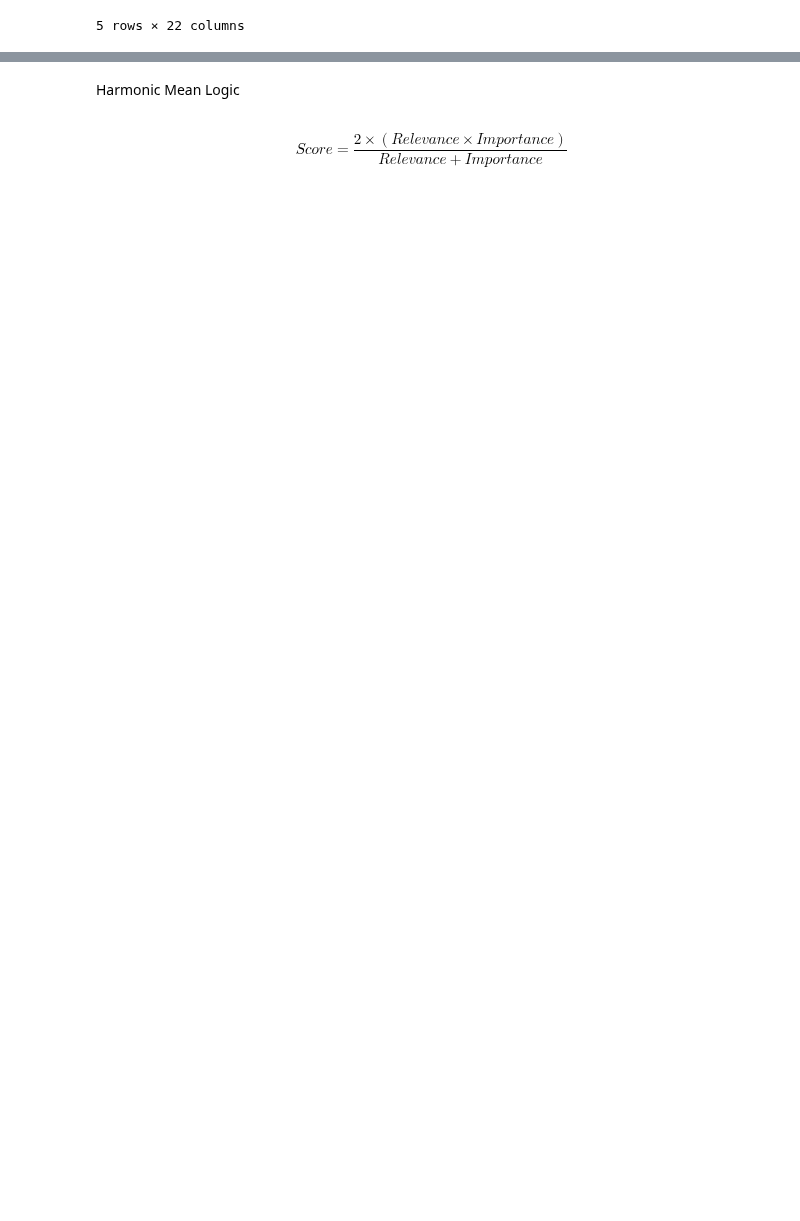
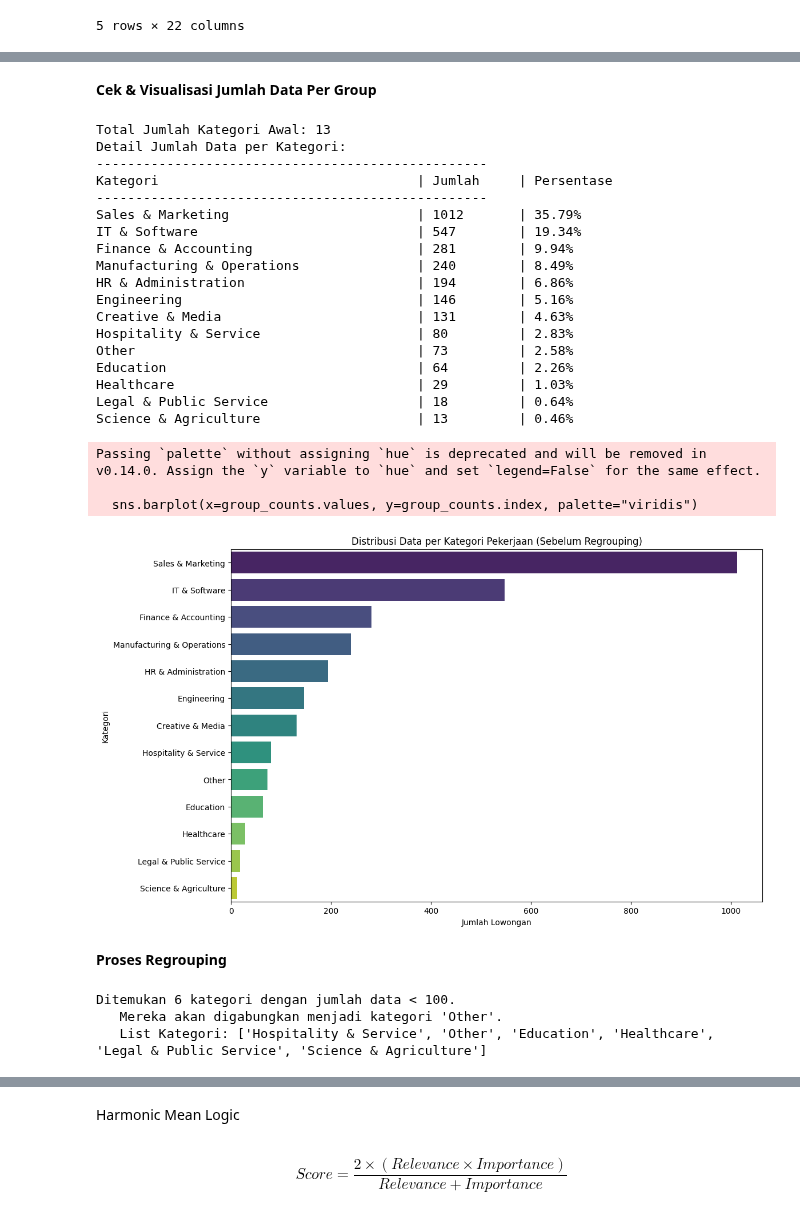
Before and after one commit to muhanangmahrub/Career-Path-Navigator, a Jupyter notebook: notebooks/abrar/notebook.ipynb, the cells around one changed output, grey strips where cells are left out. Saved outputs shown, nothing was run; the diff lists cells and outputs as text; code cells hidden in the pictures; blank space fills up the shorter version.

```diff
--- a/notebooks/abrar/notebook.ipynb
+++ b/notebooks/abrar/notebook.ipynb
@@ -138,0 +362,73 @@ Jadi, Global Importance (rf.feature_importances_) yang dihasilkan tetap VALID me
+# %% [markdown]
+**Cek & Visualisasi Jumlah Data Per Group**
+# %%
+#Hitung Jumlah Data per Kategori
+group_counts = df_clean['job_function_group'].value_counts()
+
+#Tampilkan Angka Detail
+print(f"Total Jumlah Kategori Awal: {len(group_counts)}")
+print("Detail Jumlah Data per Kategori:")
+print("-" * 50)
+print(f"{'Kategori':<40} | {'Jumlah':<10} | {'Persentase':<10}")
+print("-" * 50)
+
+total_data = len(df_clean)
+for category, count in group_counts.items():
+    percent = (count / total_data) * 100
+    print(f"{category:<40} | {count:<10} | {percent:.2f}%")
+
+#Visualisasi Bar Chart (Agar ketimpangan terlihat jelas)
+plt.figure(figsize=(12, 8))
+sns.barplot(x=group_counts.values, y=group_counts.index, palette="viridis")
+plt.title('Distribusi Data per Kategori Pekerjaan (Sebelum Regrouping)')
+plt.xlabel('Jumlah Lowongan')
+plt.ylabel('Kategori')
+plt.show()
+# %% [output]
+Total Jumlah Kategori Awal: 13
+Detail Jumlah Data per Kategori:
+--------------------------------------------------
+Kategori                                 | Jumlah     | Persentase
+--------------------------------------------------
+Sales & Marketing                        | 1012       | 35.79%
+IT & Software                            | 547        | 19.34%
+Finance & Accounting                     | 281        | 9.94%
+Manufacturing & Operations               | 240        | 8.49%
+HR & Administration                      | 194        | 6.86%
+Engineering                              | 146        | 5.16%
+Creative & Media                         | 131        | 4.63%
+Hospitality & Service                    | 80         | 2.83%
+Other                                    | 73         | 2.58%
+Education                                | 64         | 2.26%
+Healthcare                               | 29         | 1.03%
+Legal & Public Service                   | 18         | 0.64%
+Science & Agriculture                    | 13         | 0.46%
+Passing `palette` without assigning `hue` is deprecated and will be removed in v0.14.0. Assign the `y` variable to `hue` and set `legend=False` for the same effect.
+
+  sns.barplot(x=group_counts.values, y=group_counts.index, palette="viridis")
+[figure, added]
+# %% [markdown]
+**Proses Regrouping**
+# %%
+# 1. Tentukan Threshold (Batas Minimal Data)
+THRESHOLD = 100
+
+# Identifikasi Kategori Kecil
+small_cats = group_counts[group_counts < THRESHOLD].index.tolist()
+
+if len(small_cats) > 0:
+    print(f"Ditemukan {len(small_cats)} kategori dengan jumlah data < {THRESHOLD}.")
+    print(f"   Mereka akan digabungkan menjadi kategori 'Other'.")
+    print(f"   List Kategori: {small_cats}")
+
+    # 3. Lakukan Penggantian (Regrouping)
+    # Jika kategori ada di list small_cats, ubah jadi 'Other', jika tidak biarkan.
+    df_clean['job_function_group'] = df_clean['job_function_group'].apply(
+        lambda x: 'Other' if x in small_cats else x
+    )
+else:
+    print("\n✅ Tidak ada kategori di bawah threshold. Data tetap.")
+# %% [output]
+Ditemukan 6 kategori dengan jumlah data < 100.
+   Mereka akan digabungkan menjadi kategori 'Other'.
+   List Kategori: ['Hospitality & Service', 'Other', 'Education', 'Healthcare', 'Legal & Public Service', 'Science & Agriculture']
```
Also changed, not shown: parts of 53 cells of this notebook.
